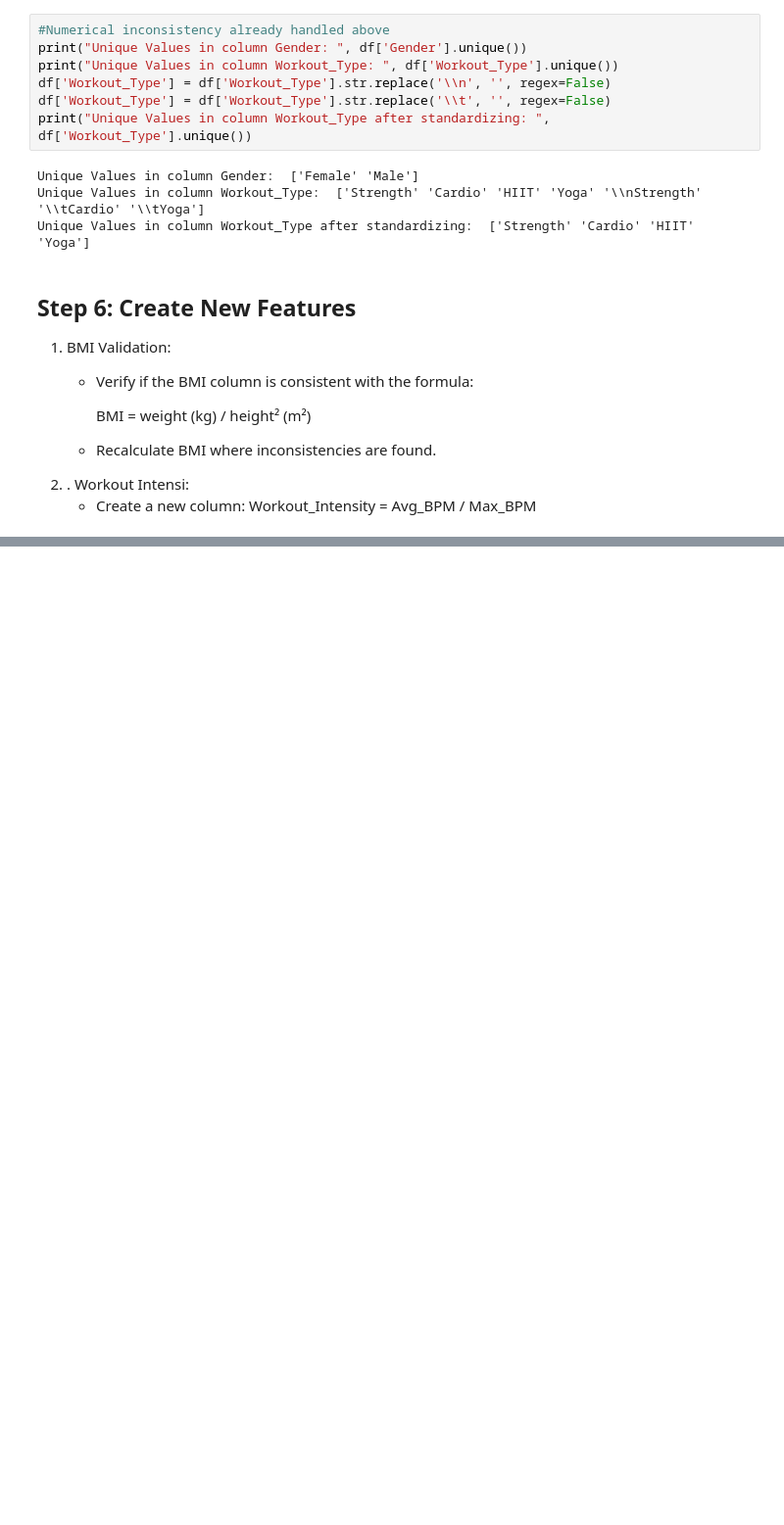
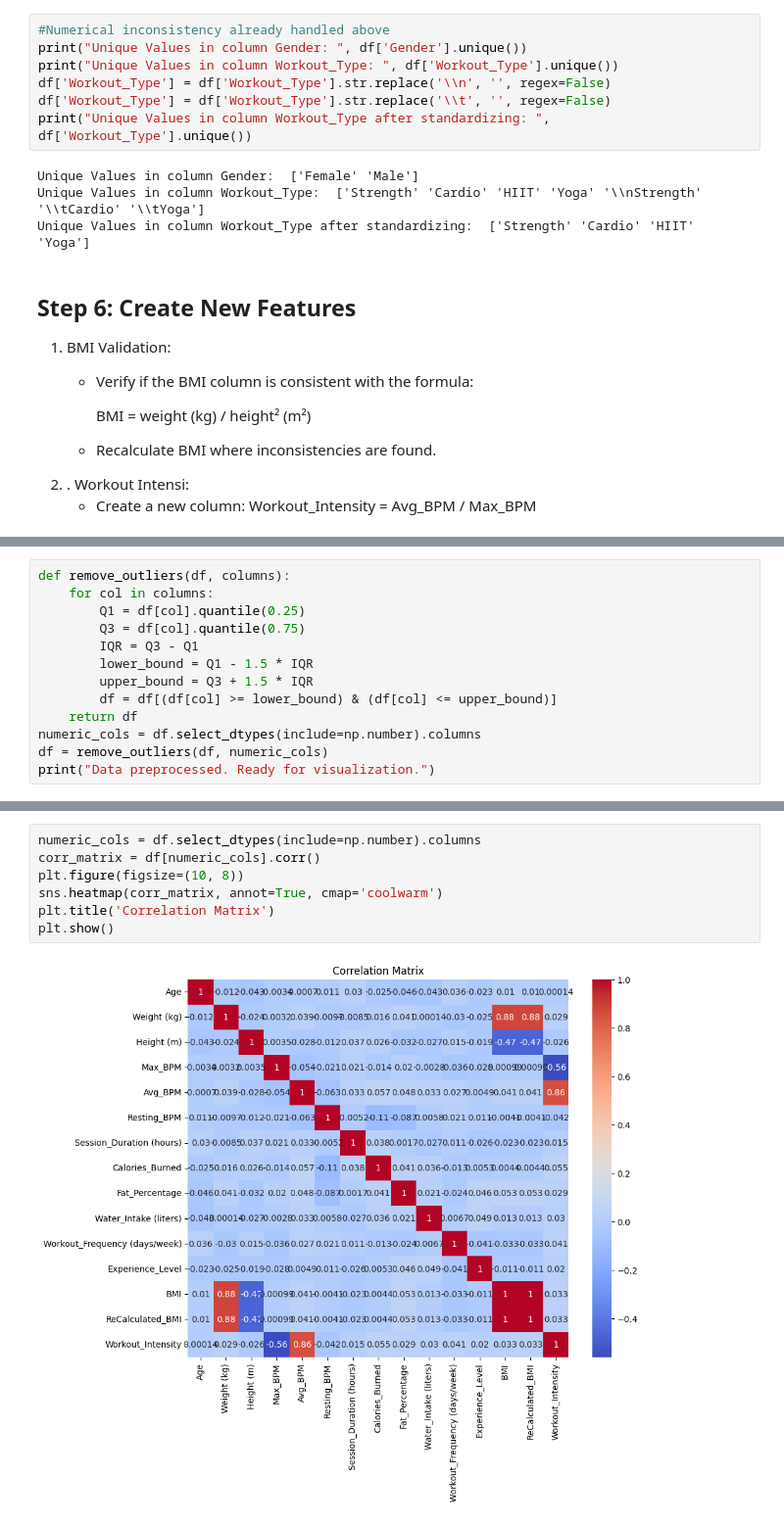
Before and after one commit to merehansheikh/Data-Science-22, a Jupyter notebook: Semester-5/Introduction to Data Science/LAB-04-Dec/lab-04-dec.ipynb, the cells around one changed output, grey strips where cells are left out. Shown at 98% size. Saved outputs shown, nothing was run; the diff lists cells and outputs as text; blank space fills up the shorter version.

```diff
--- a/Semester-5/Introduction to Data Science/LAB-04-Dec/lab-04-dec.ipynb
+++ b/Semester-5/Introduction to Data Science/LAB-04-Dec/lab-04-dec.ipynb
@@ -154,0 +320,13 @@ Unique Values in column Workout_Type after standardizing:  ['Strength' 'Cardio'
+# %%
+def remove_outliers(df, columns):
+    for col in columns:
+        Q1 = df[col].quantile(0.25)
+        Q3 = df[col].quantile(0.75)
+        IQR = Q3 - Q1
+        lower_bound = Q1 - 1.5 * IQR
+        upper_bound = Q3 + 1.5 * IQR
+        df = df[(df[col] >= lower_bound) & (df[col] <= upper_bound)]
+    return df
+numeric_cols = df.select_dtypes(include=np.number).columns
+df = remove_outliers(df, numeric_cols)
+print("Data preprocessed. Ready for visualization.")
@@ -154,0 +344,9 @@ Unique Values in column Workout_Type after standardizing:  ['Strength' 'Cardio'
+# %%
+numeric_cols = df.select_dtypes(include=np.number).columns
+corr_matrix = df[numeric_cols].corr()
+plt.figure(figsize=(10, 8))
+sns.heatmap(corr_matrix, annot=True, cmap='coolwarm')
+plt.title('Correlation Matrix')
+plt.show()
+# %% [output]
+[figure, added]
```
Also changed, not shown: parts of 30 cells of this notebook.
